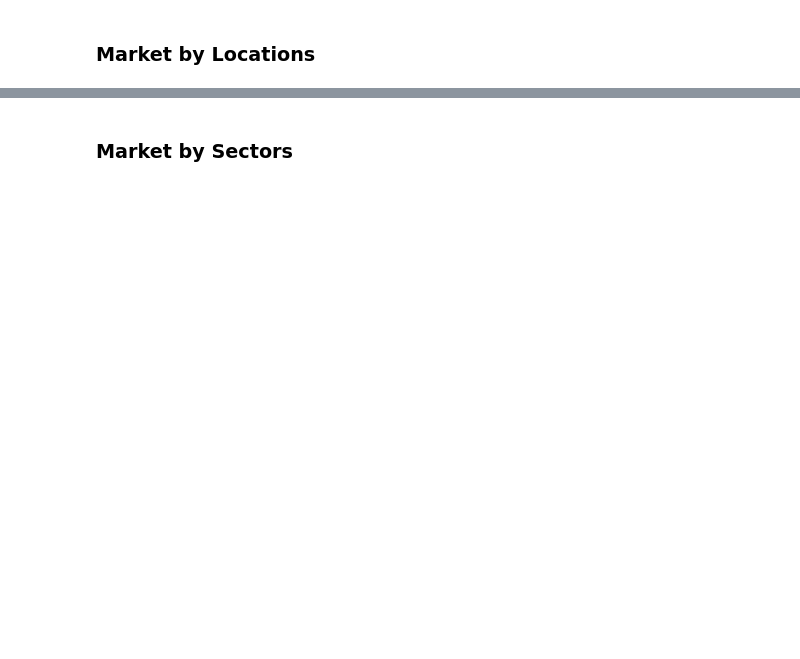
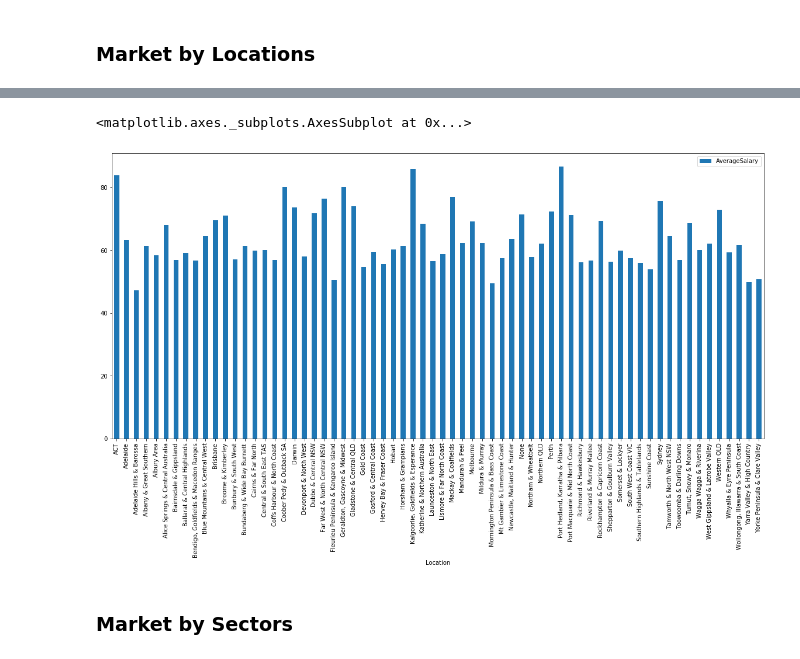
Before and after one commit to EthanLewis15/3803ICT_Big_Data_Assignment, a Jupyter notebook: assignment_main.ipynb, the cells around one changed output, grey strips where cells are left out. Saved outputs shown, nothing was run; the diff lists cells and outputs as text; code cells hidden in the pictures; blank space fills up the shorter version.

```diff
--- a/assignment_main.ipynb
+++ b/assignment_main.ipynb
@@ -358,7 +520,11 @@ for index, row in dataFrame.groupby('Location', as_index=False)['AverageSalary']
 # %%
+#Locations by their average salary
 dataFrame =  baseDataFrame.dropna(subset=['Location', 'AverageSalary'])
 dataFrame =  dataFrame.loc[0:, ['Location','AverageSalary']]
-dataFrame.groupby('Location', as_index=False)['AverageSalary'].mean().plot.bar(x='Location', y='AverageSalary', rot=90, figsize=(20,20))
+dataFrame.groupby('Location', as_index=False)['AverageSalary'].mean().plot.bar(x='Location', y='AverageSalary', rot=90, figsize=(20,9))
+# %% [output]
+<matplotlib.axes._subplots.AxesSubplot at 0x...>
+[figure, added]
 # %% [markdown]
 ### Market by Sectors
 # %%
```
Also changed, not shown: parts of 35 cells of this notebook.
